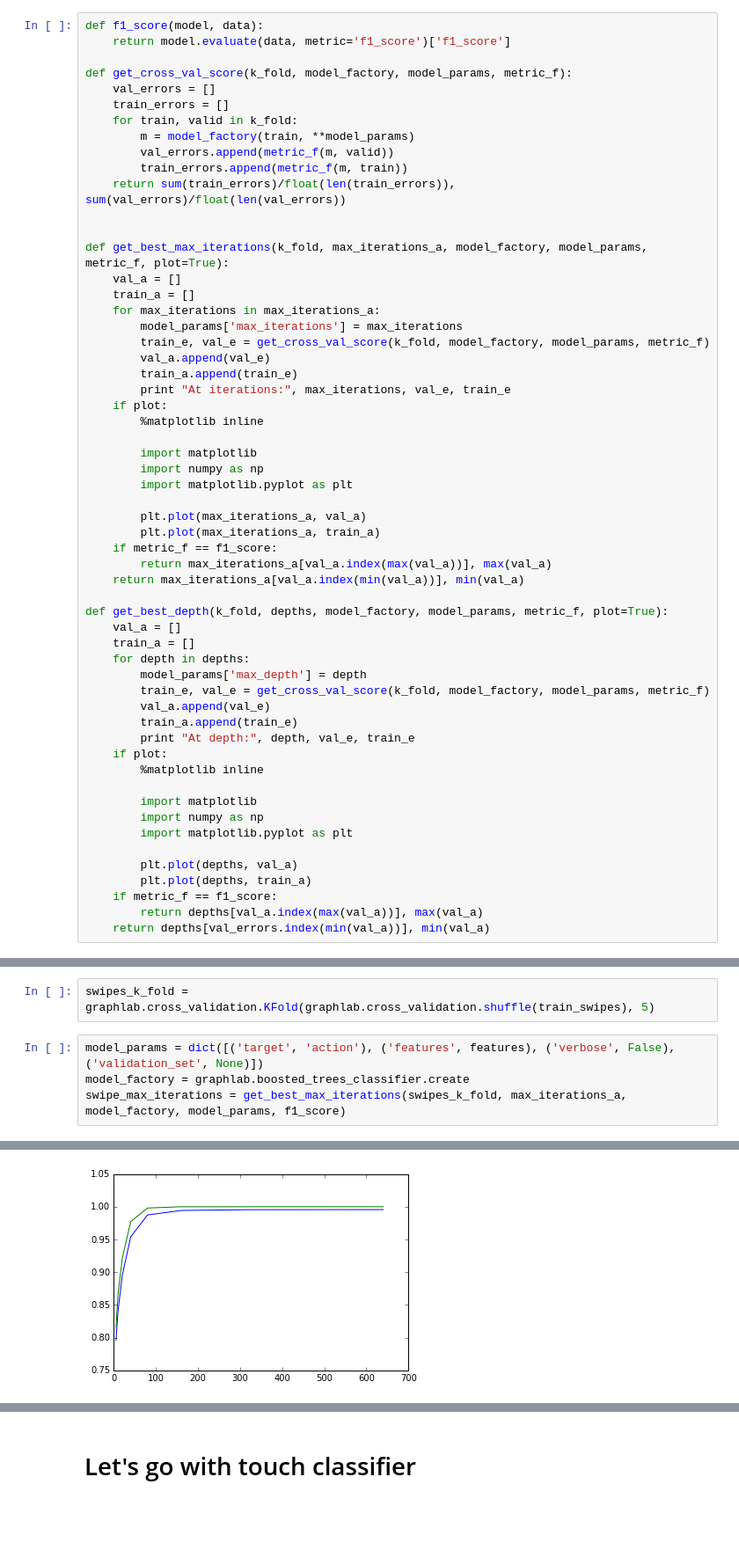
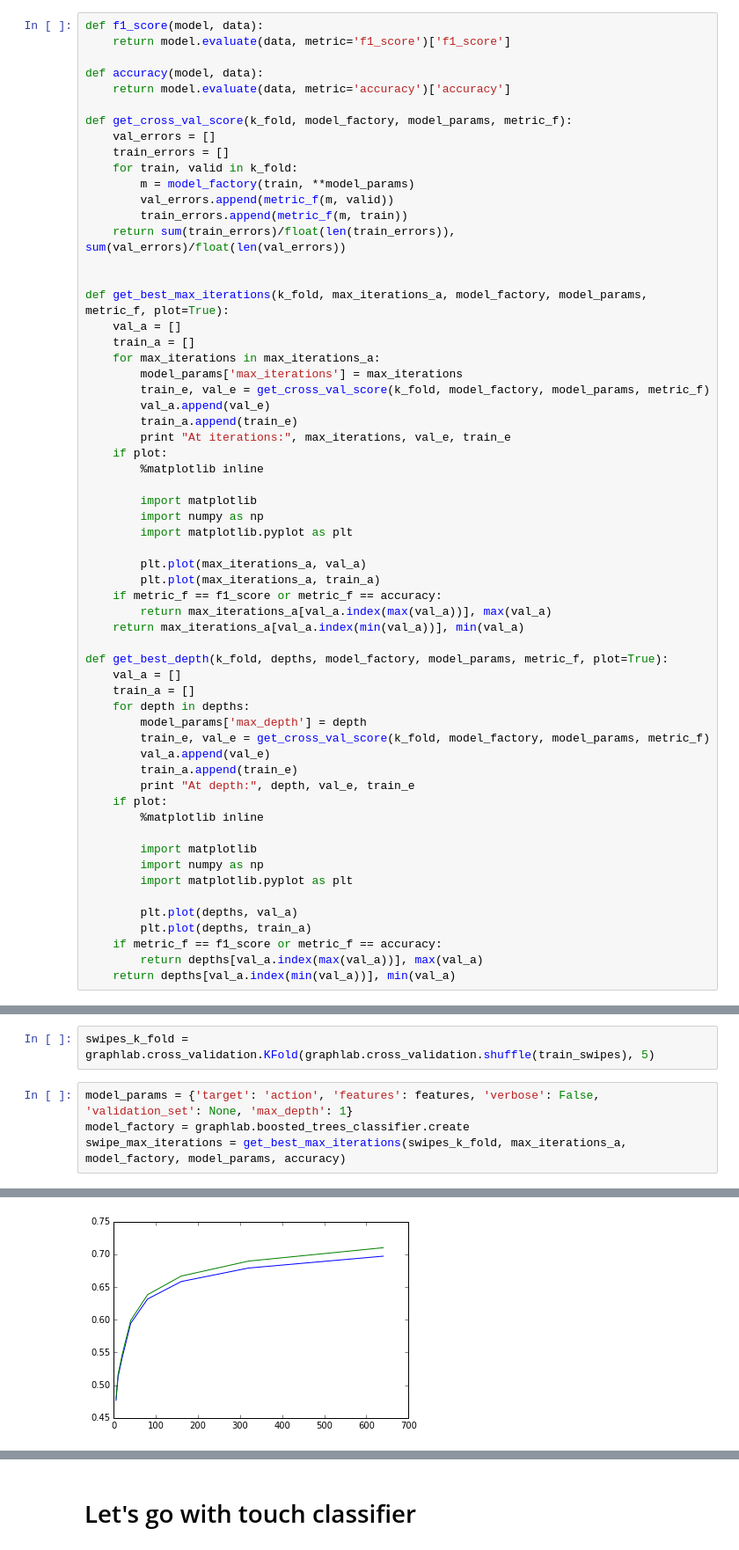
Before and after one commit to jenarvaezg/running-app-detection, a Jupyter notebook: TapAnalysis-BoostedTree.ipynb, the cells around one changed output, grey strips where cells are left out. Shown at 88% size. Drawn from its saved outputs; the diff is of its cells as text; blank space fills up the shorter version.

```diff
--- a/TapAnalysis-BoostedTree.ipynb
+++ b/TapAnalysis-BoostedTree.ipynb
@@ -79,6 +75,9 @@ k_fold = graphlab.cross_validation.KFold(graphlab.cross_validation.shuffle(train
 # %%
 def f1_score(model, data):
     return model.evaluate(data, metric='f1_score')['f1_score']
+
+def accuracy(model, data):
+    return model.evaluate(data, metric='accuracy')['accuracy']
 
 def get_cross_val_score(k_fold, model_factory, model_params, metric_f):
     val_errors = []
@@ -108,7 +107,7 @@ def get_best_max_iterations(k_fold, max_iterations_a, model_factory, model_param
 
         plt.plot(max_iterations_a, val_a)
         plt.plot(max_iterations_a, train_a)
-    if metric_f == f1_score:
+    if metric_f == f1_score or metric_f == accuracy:
         return max_iterations_a[val_a.index(max(val_a))], max(val_a)
     return max_iterations_a[val_a.index(min(val_a))], min(val_a)
 
@@ -130,9 +129,9 @@ def get_best_depth(k_fold, depths, model_factory, model_params, metric_f, plot=T
 
         plt.plot(depths, val_a)
         plt.plot(depths, train_a)
-    if metric_f == f1_score:
+    if metric_f == f1_score or metric_f == accuracy:
         return depths[val_a.index(max(val_a))], max(val_a)
-    return depths[val_errors.index(min(val_a))], min(val_a)
+    return depths[val_a.index(min(val_a))], min(val_a)
 # %%
 max_iterations_a = [5, 10, 20, 40, 80, 160, 320, 640]
 model_params = dict([('target', 'noise'), ('features', features), ('verbose', False), ('validation_set', None),
@@ -295,7 +268,7 @@ Data:
 # %%
 swipes_k_fold = graphlab.cross_validation.KFold(graphlab.cross_validation.shuffle(train_swipes), 5)
 # %%
-model_params = dict([('target', 'action'), ('features', features), ('verbose', False), ('validation_set', None)])
+model_params = {'target': 'action', 'features': features, 'verbose': False, 'validation_set': None, 'max_depth': 1}
 model_factory = graphlab.boosted_trees_classifier.create
-swipe_max_iterations = get_best_max_iterations(swipes_k_fold, max_iterations_a, model_factory, model_params, f1_score)
+swipe_max_iterations = get_best_max_iterations(swipes_k_fold, max_iterations_a, model_factory, model_params, accuracy)
 # %% [output]
@@ -310,4 +283,4 @@ At iterations: 640 0.995649590689 1.0
-[figure, old version]
+[figure, new version]
 # %%
 depths = range(1,10)
 
```
Also changed, not shown: parts of 19 cells of this notebook, 3 other files.
